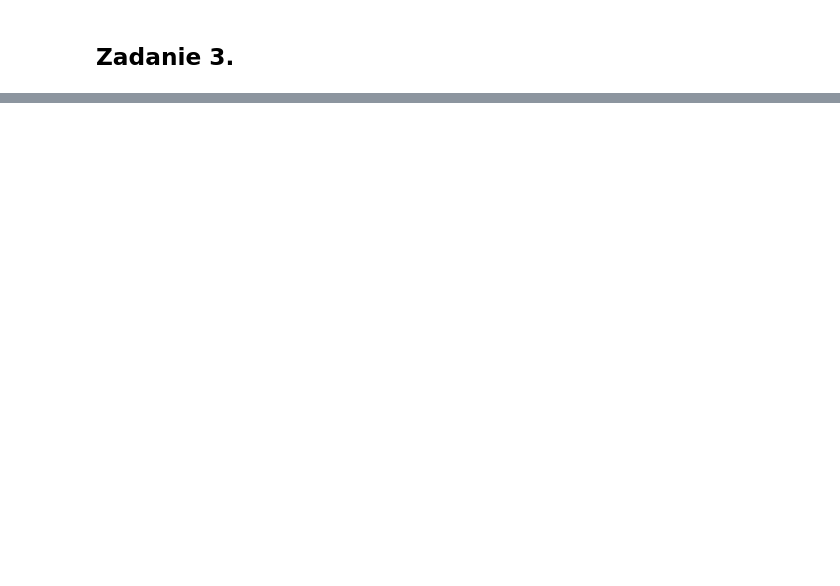
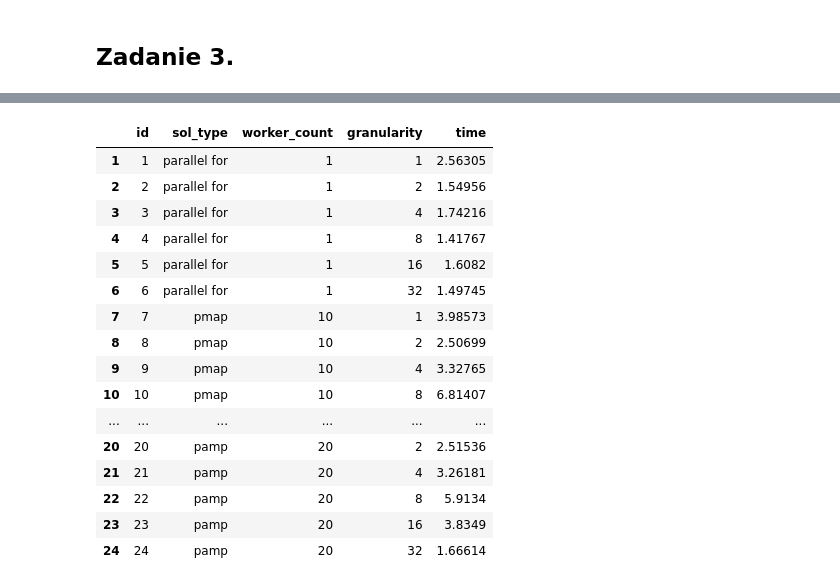
Before and after one commit to kkcm/Julia, a Jupyter notebook: lab6_julia.ipynb, the cells around one changed output, grey strips where cells are left out. Drawn from its saved outputs; the diff is of its cells as text; code cells hidden in the pictures; blank space fills up the shorter version.

```diff
--- a/lab6_julia.ipynb
+++ b/lab6_julia.ipynb
@@ -202,0 +258,6 @@ LoadError: UndefVarError: Plots not defined
+# %%
+data=[]
+for i=0:5
+    push!(data,["parallel for",1,2^i,@elapsed (calc_julia_main_parallel_for(2000,2000,2^i))])
+end
+data
@@ -202,0 +360,20 @@ LoadError: UndefVarError: Plots not defined
+# %%
+df = DataFrame(id=1:length(data),sol_type=map(x->x[1],data),worker_count=map(x->x[2],data),granularity=map(x->x[3],data),time=map(x->x[4],data))
+# %% [output]
+|  | id | sol_type | worker_count | granularity | time |
+| 1 | 1 | parallel for | 1 | 1 | 2.56305 |
+| 2 | 2 | parallel for | 1 | 2 | 1.54956 |
+| 3 | 3 | parallel for | 1 | 4 | 1.74216 |
+| 4 | 4 | parallel for | 1 | 8 | 1.41767 |
+| 5 | 5 | parallel for | 1 | 16 | 1.6082 |
+| 6 | 6 | parallel for | 1 | 32 | 1.49745 |
+| 7 | 7 | pmap | 10 | 1 | 3.98573 |
+| 8 | 8 | pmap | 10 | 2 | 2.50699 |
+| 9 | 9 | pmap | 10 | 4 | 3.32765 |
+| 10 | 10 | pmap | 10 | 8 | 6.81407 |
+| ... | ... | ... | ... | ... | ... |
+| 20 | 20 | pamp | 20 | 2 | 2.51536 |
+| 21 | 21 | pamp | 20 | 4 | 3.26181 |
+| 22 | 22 | pamp | 20 | 8 | 5.9134 |
+| 23 | 23 | pamp | 20 | 16 | 3.8349 |
+| 24 | 24 | pamp | 20 | 32 | 1.66614 |
```
Also changed, not shown: parts of 25 cells of this notebook.
